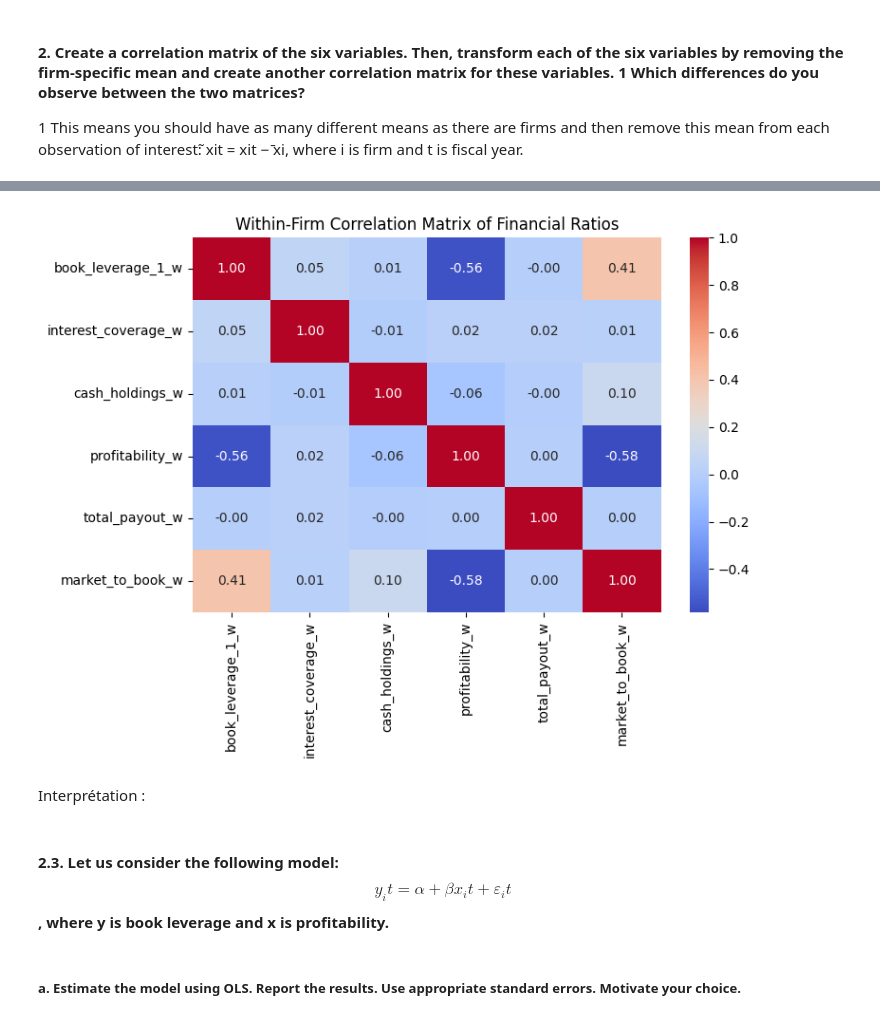
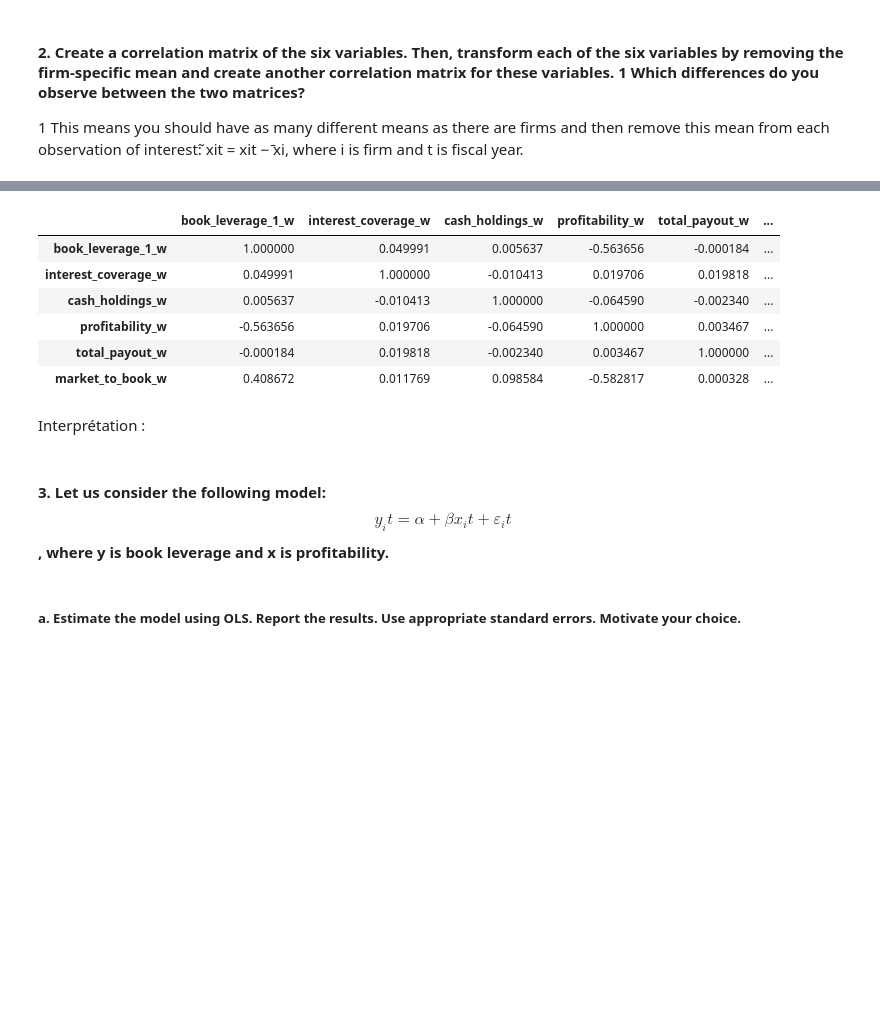
Before and after one commit to NguQLT/Applied-Corporate-Finance-Hw1, a Jupyter notebook: Homework 1 Compustat and its Perils.ipynb, the cells around one changed output, grey strips where cells are left out. Saved outputs shown, nothing was run; the diff lists cells and outputs as text; code cells hidden in the pictures; blank space fills up the shorter version.

```diff
--- a/Homework 1 Compustat and its Perils.ipynb
+++ b/Homework 1 Compustat and its Perils.ipynb
@@ -610,26 +544,25 @@ plt.show()
 # %%
 #Step 2 - Correlation matrix within
 X_raw = df_eda[["gvkey"] + cols]. replace([np.inf, -np.inf], np.nan).dropna()
 
 X_within = X_raw.copy()
 for var in cols:
     X_within[var] = X_raw[var] - X_raw.groupby("gvkey")[var].transform("mean")
 
 corr_within = X_within[cols].corr()
-corr_within.round(4)
-
-#plot heatmap of within-firm correlation matrix
-plt.figure(figsize=(8, 6))
-sns.heatmap(corr_within, annot=True, cmap='coolwarm', fmt=".2f")
-plt.title("Within-Firm Correlation Matrix of Financial Ratios")
-plt.tight_layout()
-plt.show()
+corr_within
 # %% [output]
-[figure, removed]
+|  | book_leverage_1_w | interest_coverage_w | cash_holdings_w | profitability_w | total_payout_w | ... |
+| book_leverage_1_w | 1.000000 | 0.049991 | 0.005637 | -0.563656 | -0.000184 | ... |
+| interest_coverage_w | 0.049991 | 1.000000 | -0.010413 | 0.019706 | 0.019818 | ... |
+| cash_holdings_w | 0.005637 | -0.010413 | 1.000000 | -0.064590 | -0.002340 | ... |
+| profitability_w | -0.563656 | 0.019706 | -0.064590 | 1.000000 | 0.003467 | ... |
+| total_payout_w | -0.000184 | 0.019818 | -0.002340 | 0.003467 | 1.000000 | ... |
+| market_to_book_w | 0.408672 | 0.011769 | 0.098584 | -0.582817 | 0.000328 | ... |
 # %% [markdown]
 Interprétation :
 # %% [markdown]
-#### 2.3. Let us consider the following model: $$ y_it = α + βx_it + ε_it $$, where y is book leverage and x is profitability.
+#### 3. Let us consider the following model: $$ y_it = α + βx_it + ε_it $$, where y is book leverage and x is profitability.
 # %% [markdown]
 ##### a. Estimate the model using OLS. Report the results. Use appropriate standard errors. Motivate your choice.
 # %%
```
Also changed, not shown: parts of 41 cells of this notebook.
